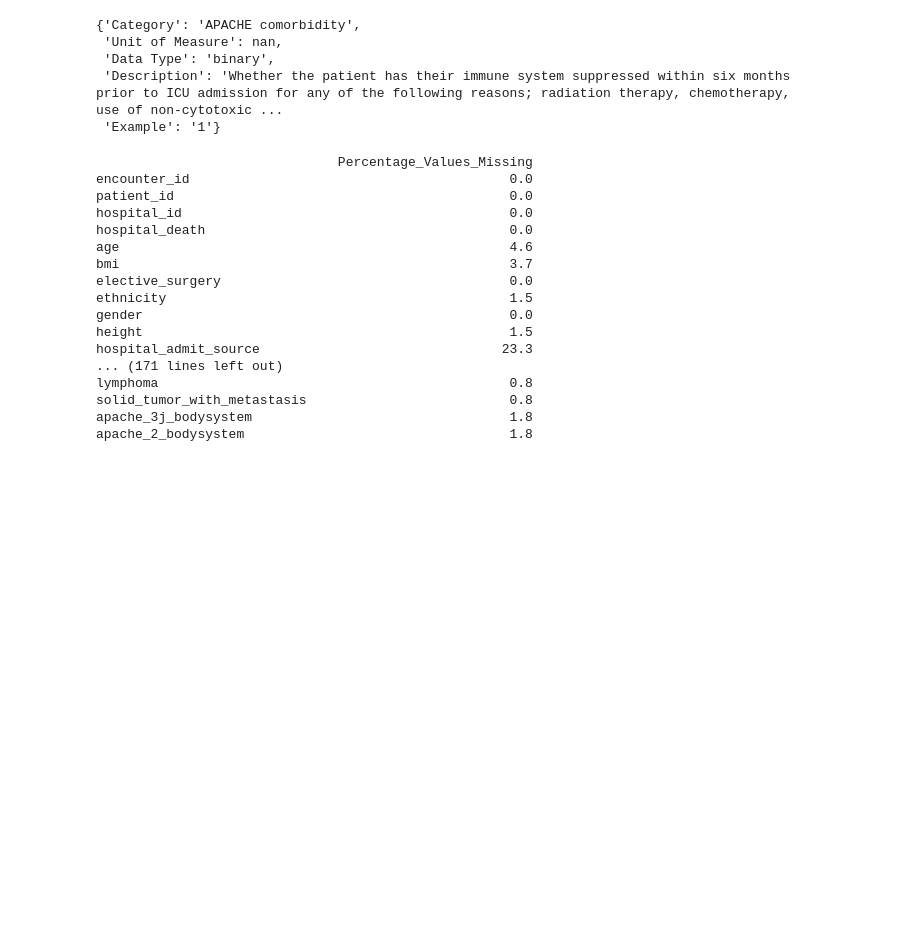
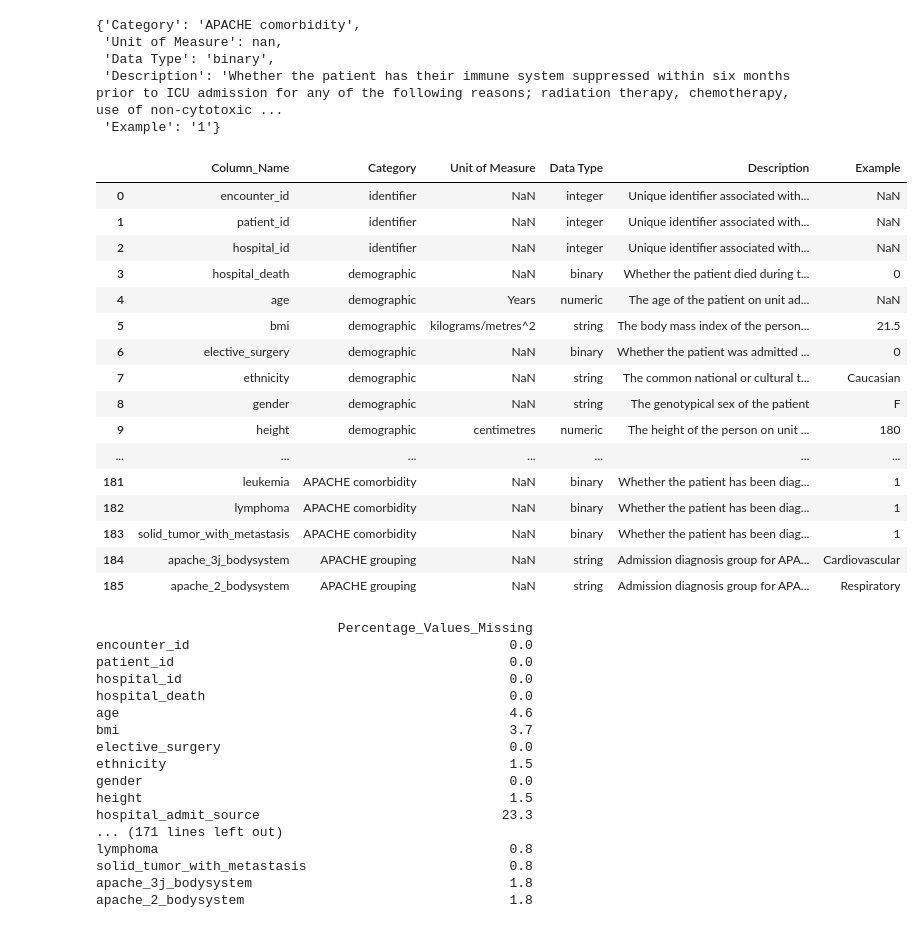
Before and after one commit to S0k0l-K/Responsible_Data_Science_Gr36, a Jupyter notebook: Data Pre-processing new.ipynb, the cells around one changed output. Drawn from its saved outputs; the diff is of its cells as text; code cells hidden in the pictures; blank space fills up the shorter version.

```diff
--- a/Data Pre-processing new.ipynb
+++ b/Data Pre-processing new.ipynb
@@ -31,6 +31,41 @@ description_dict['immunosuppression']
  'Data Type': 'binary',
  'Description': 'Whether the patient has their immune system suppressed within six months prior to ICU admission for any of the following reasons; radiation therapy, chemotherapy, use of non-cytotoxic ...
  'Example': '1'}
+# %%
+description_list = []
+for i in all_columns:
+    description_list.append(description_dict[i])
+
+dictionary = []
+for dict_, name in zip(description_list, all_columns):
+    # Create a new dictionary with the column name as the first key:value set
+    new_dict = {"Column_Name": name}
+    # Update this new dictionary with the original dictionary's attributes
+    new_dict.update(dict_)
+    # Append the updated dictionary to the list
+    dictionary.append(new_dict)
+
+# Converting the list of dictionaries into a pandas DataFrame
+dictionary_df = pd.DataFrame(dictionary)
+dictionary_df
+# %% [output]
+|  | Column_Name | Category | Unit of Measure | Data Type | Description | Example |
+| 0 | encounter_id | identifier | NaN | integer | Unique identifier associated with... | NaN |
+| 1 | patient_id | identifier | NaN | integer | Unique identifier associated with... | NaN |
+| 2 | hospital_id | identifier | NaN | integer | Unique identifier associated with... | NaN |
+| 3 | hospital_death | demographic | NaN | binary | Whether the patient died during t... | 0 |
+| 4 | age | demographic | Years | numeric | The age of the patient on unit ad... | NaN |
+| 5 | bmi | demographic | kilograms/metres^2 | string | The body mass index of the person... | 21.5 |
+| 6 | elective_surgery | demographic | NaN | binary | Whether the patient was admitted ... | 0 |
+| 7 | ethnicity | demographic | NaN | string | The common national or cultural t... | Caucasian |
+| 8 | gender | demographic | NaN | string | The genotypical sex of the patient | F |
+| 9 | height | demographic | centimetres | numeric | The height of the person on unit ... | 180 |
+| ... | ... | ... | ... | ... | ... | ... |
+| 181 | leukemia | APACHE comorbidity | NaN | binary | Whether the patient has been diag... | 1 |
+| 182 | lymphoma | APACHE comorbidity | NaN | binary | Whether the patient has been diag... | 1 |
+| 183 | solid_tumor_with_metastasis | APACHE comorbidity | NaN | binary | Whether the patient has been diag... | 1 |
+| 184 | apache_3j_bodysystem | APACHE grouping | NaN | string | Admission diagnosis group for APA... | Cardiovascular |
+| 185 | apache_2_bodysystem | APACHE grouping | NaN | string | Admission diagnosis group for APA... | Respiratory |
 # %%
 pd.set_option('display.max_rows', None)
 
```
Also changed, not shown: parts of 3 cells of this notebook.
